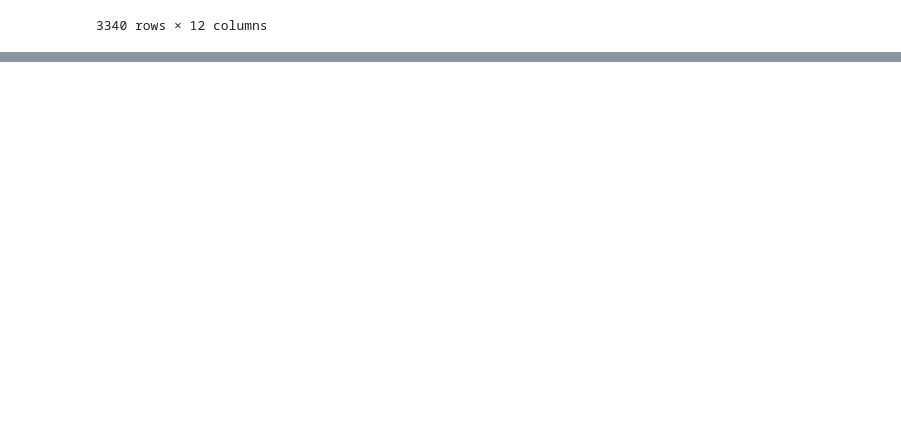
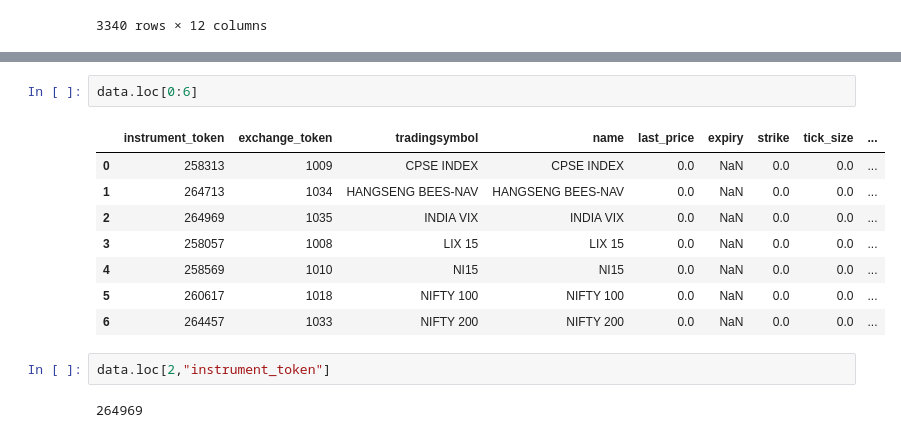
Before and after one commit to haricoolharan/python-basics, a Jupyter notebook: pandas.ipynb, the cells around one changed output, grey strips where cells are left out. Saved outputs shown, nothing was run; the diff lists cells and outputs as text; blank space fills up the shorter version.

```diff
--- a/pandas.ipynb
+++ b/pandas.ipynb
@@ -55,0 +153,15 @@ data
+# %%
+data.loc[0:6]
+# %% [output]
+|  | instrument_token | exchange_token | tradingsymbol | name | last_price | expiry | strike | tick_size | ... |
+| 0 | 258313 | 1009 | CPSE INDEX | CPSE INDEX | 0.0 | NaN | 0.0 | 0.0 | ... |
+| 1 | 264713 | 1034 | HANGSENG BEES-NAV | HANGSENG BEES-NAV | 0.0 | NaN | 0.0 | 0.0 | ... |
+| 2 | 264969 | 1035 | INDIA VIX | INDIA VIX | 0.0 | NaN | 0.0 | 0.0 | ... |
+| 3 | 258057 | 1008 | LIX 15 | LIX 15 | 0.0 | NaN | 0.0 | 0.0 | ... |
+| 4 | 258569 | 1010 | NI15 | NI15 | 0.0 | NaN | 0.0 | 0.0 | ... |
+| 5 | 260617 | 1018 | NIFTY 100 | NIFTY 100 | 0.0 | NaN | 0.0 | 0.0 | ... |
+| 6 | 264457 | 1033 | NIFTY 200 | NIFTY 200 | 0.0 | NaN | 0.0 | 0.0 | ... |
+# %%
+data.loc[2,"instrument_token"]
+# %% [output]
+264969
```
Also changed, not shown: parts of 26 cells of this notebook, 1 other file.
